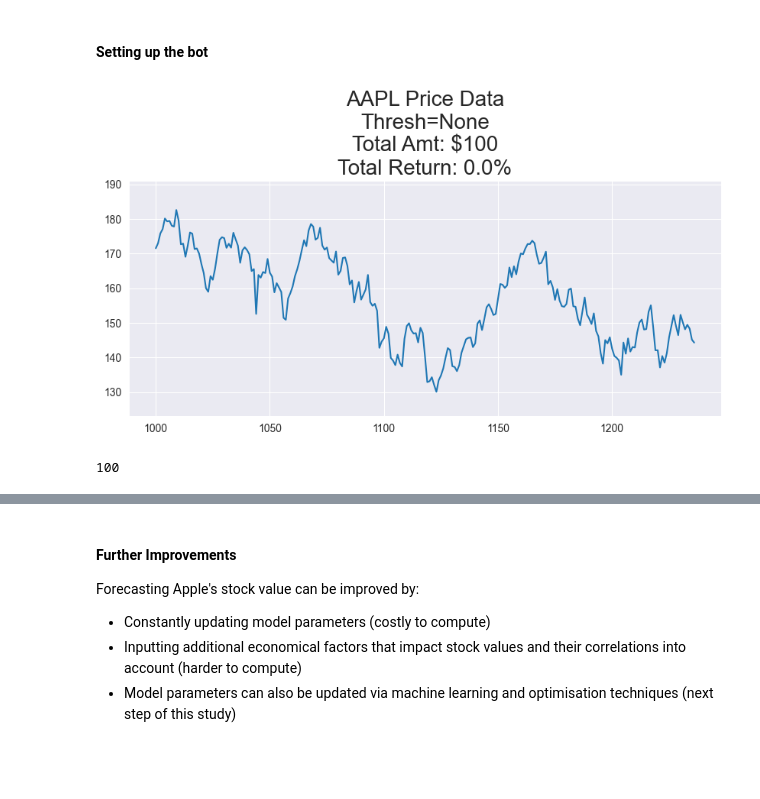
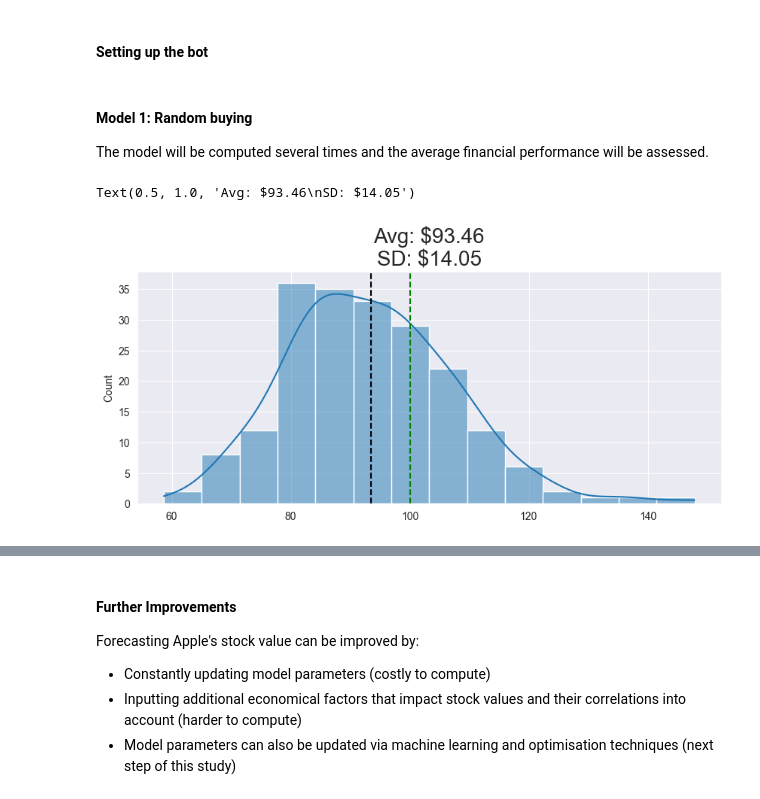
Before and after one commit to killianvervelle/Financial-Forecasting-with-Timeseries, a Jupyter notebook: AnSeqDa_projet.ipynb, the cells around one changed output, grey strips where cells are left out. Saved outputs shown, nothing was run; the diff lists cells and outputs as text; code cells hidden in the pictures; blank space fills up the shorter version.

Commit message:
Added the ARIMA model optimisation and the bot

```diff
--- a/AnSeqDa_projet.ipynb
+++ b/AnSeqDa_projet.ipynb
@@ -391,18 +399,21 @@ The Correlogram, aka, ACF plot shows the residual errors are not autocorrelated.
 def run_simulation(returns, prices, amt, order, thresh, verbose=False, plot=True):
     if type(order) == float:
         thresh = None
-
+    prices = prices[1000:]
+    returns = returns[1000:]
     curr_holding = False
     events_list = []
     init_amt = amt
 
     #go through dates
-    for date, r in tqdm (returns.iloc[1100:].items(), total=len(returns.iloc[1100:])):
+    for date, r in tqdm (returns.iloc[15:].items(), total=len(returns.iloc[15:])):
         #if you're currently holding the stock, sell it
         if curr_holding:
+            sell_price = prices.loc[date]
             curr_holding=False
-            amt *= (1+r)
-            events_list.append(('s', date, r))
+            ret = (sell_price-buy_price)/buy_price
+            amt *= (1+ret)
+            events_list.append(('s', date, ret))
 
             if verbose:
                 print('Sold at $%s'%sell_price)
@@ -412,8 +423,7 @@ def run_simulation(returns, prices, amt, order, thresh, verbose=False, plot=True
             continue
 
         #get data til just before current date
-        curr_data = y[:date]
-
+        curr_data = returns[:date]
         if type(order) == tuple:
             try:
                 #fit model
@@ -444,7 +454,7 @@ def run_simulation(returns, prices, amt, order, thresh, verbose=False, plot=True
     if plot:
 
         plt.figure(figsize=(10,4))
-        plt.plot(prices)
+        plt.plot(prices[14:])
 
         y_lims = (int(prices.min()*.95), int(prices.max()*1.05))
         shaded_y_lims = int(prices.min()*.5), int(prices.max()*1.5)
@@ -470,5 +476,15 @@ returns = df.returns[1000:]
+# %% [markdown]
+#### Model 1: Random buying
+
+The model will be computed several times and the average financial performance will be assessed.
 # %%
-run_simulation(returns, prices, 100, 0.5, None, verbose=False)
+final_avg_perf = [run_simulation(df.returns, df.close, 100, 0.5, None, verbose=False, plot=False) for _ in range(0,200)]
-# %% [output]
-[figure, removed]
-100
+# %%
+plt.figure(figsize=(10,4))
+sns.histplot(final_avg_perf,kde=True)
+plt.axvline(np.mean(final_avg_perf), color='k', linestyle='--')
+plt.axvline(100, color='g', linestyle='--')
+plt.title('Avg: $%s\nSD: $%s'%(round(np.mean(final_avg_perf),2), round(np.std(final_avg_perf),2)), fontsize=20)
+# %% [output]
+Text(0.5, 1.0, 'Avg: $93.46\nSD: $14.05')
+[figure, added]
```
Also changed, not shown: parts of 13 cells of this notebook.
